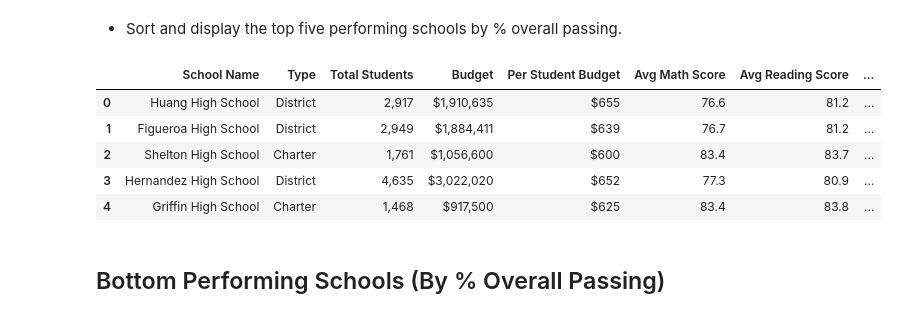
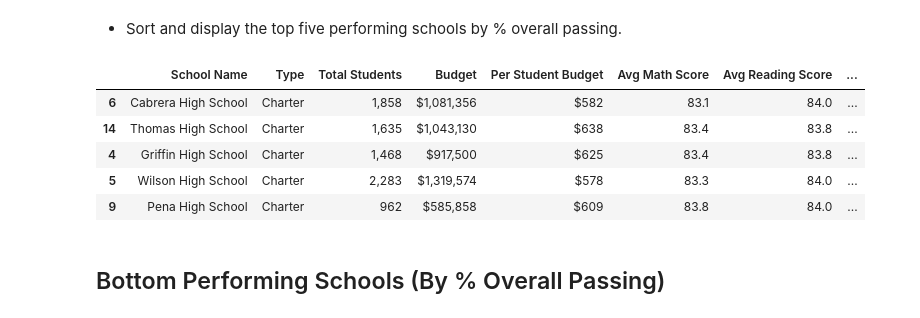
Before and after one commit to Mvhaynes/pandas-challenge, a Jupyter notebook: PyCitySchools/PyCitySchools_Script.ipynb, the cells around one changed output. Drawn from its saved outputs; the diff is of its cells as text; code cells hidden in the pictures.

```diff
--- a/PyCitySchools/PyCitySchools_Script.ipynb
+++ b/PyCitySchools/PyCitySchools_Script.ipynb
@@ -149,17 +149,35 @@ schools_df
 ## Top Performing Schools (By % Overall Passing)
 # %% [markdown]
 * Sort and display the top five performing schools by % overall passing.
-# %%
-top_performing = schools_df.sort_values("Percent Passing Math & Reading", ascending = False)
-top_performing = schools_df.head(5)
-top_performing
-# %% [output]
-|  | School Name | Type | Total Students | Budget | Per Student Budget | Avg Math Score | Avg Reading Score | ... |
-| 0 | Huang High School | District | 2,917 | $1,910,635 | $655 | 76.6 | 81.2 | ... |
-| 1 | Figueroa High School | District | 2,949 | $1,884,411 | $639 | 76.7 | 81.2 | ... |
-| 2 | Shelton High School | Charter | 1,761 | $1,056,600 | $600 | 83.4 | 83.7 | ... |
-| 3 | Hernandez High School | District | 4,635 | $3,022,020 | $652 | 77.3 | 80.9 | ... |
-| 4 | Griffin High School | Charter | 1,468 | $917,500 | $625 | 83.4 | 83.8 | ... |
+# %%
+# Sort by Percent Passing Overall and show top 5
+overall_performance = schools_df_unformatted.sort_values("Percent Passing Math & Reading", ascending = False)
+
+
+# Rename
+overall_performance = overall_performance.rename(columns={"school_name": "School Name",
+                                               "type": "Type",
+                                               "size": "Total Students",
+                                               "budget": "Budget"})
+# Formatting
+overall_performance["Budget"] = overall_performance["Budget"].map("${:,.0f}".format)
+overall_performance["Total Students"] = overall_performance["Total Students"].map("{:,.0f}".format)
+overall_performance["Per Student Budget"] = overall_performance["Per Student Budget"].map("${:,.0f}".format)
+overall_performance["Avg Math Score"] = overall_performance["Avg Math Score"].map("{:.1f}".format)
+overall_performance["Avg Reading Score"] = overall_performance["Avg Reading Score"].map("{:.1f}".format)
+overall_performance["Percent Passing Math"] = overall_performance["Percent Passing Math"].map("{:.1f}%".format)
+overall_performance["Percent Passing Reading"] = overall_performance["Percent Passing Reading"].map("{:.1f}%".format)
+overall_performance["Percent Passing Math & Reading"] = overall_performance["Percent Passing Math & Reading"].map("{:.1f}%".format)
+
+top_performing_overall = overall_performance.head(5)
+top_performing_overall
+# %% [output]
+|  | School Name | Type | Total Students | Budget | Per Student Budget | Avg Math Score | Avg Reading Score | ... |
+| 6 | Cabrera High School | Charter | 1,858 | $1,081,356 | $582 | 83.1 | 84.0 | ... |
+| 14 | Thomas High School | Charter | 1,635 | $1,043,130 | $638 | 83.4 | 83.8 | ... |
+| 4 | Griffin High School | Charter | 1,468 | $917,500 | $625 | 83.4 | 83.8 | ... |
+| 5 | Wilson High School | Charter | 2,283 | $1,319,574 | $578 | 83.3 | 84.0 | ... |
+| 9 | Pena High School | Charter | 962 | $585,858 | $609 | 83.8 | 84.0 | ... |
 # %% [markdown]
 ## Bottom Performing Schools (By % Overall Passing)
 # %% [markdown]
```
Also changed, not shown: parts of 2 cells of this notebook.
